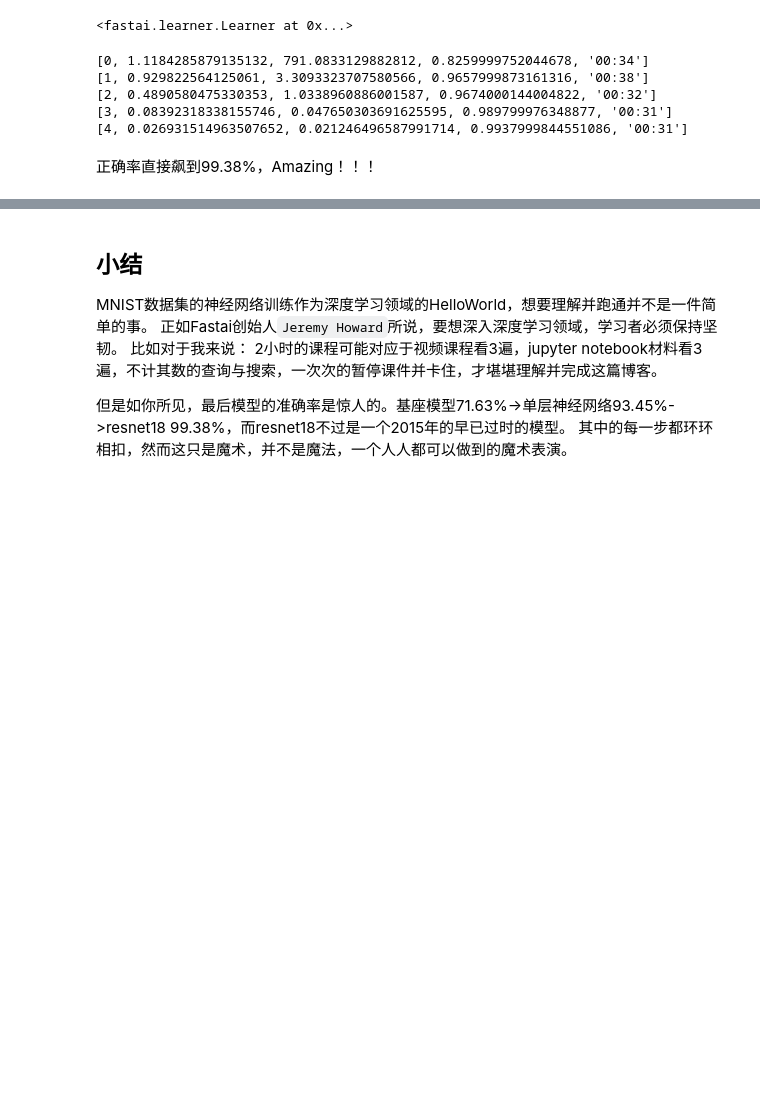
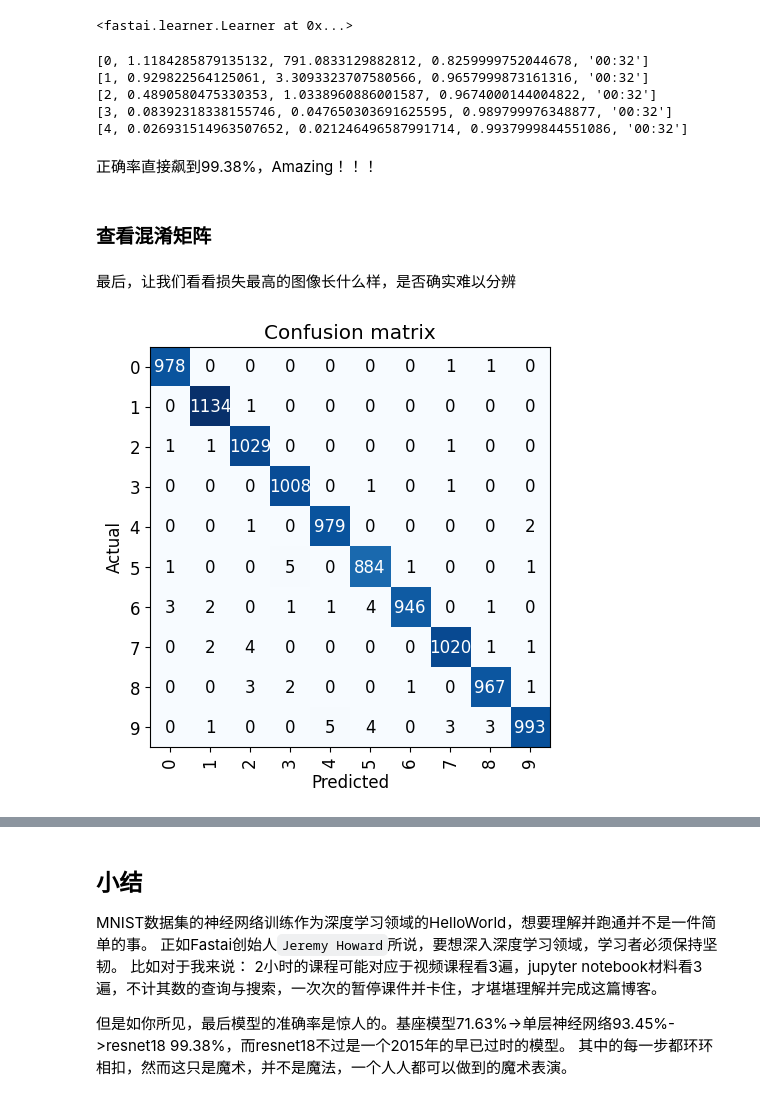
Before and after one commit to TheSecondStep/Quarto-Blog, a Jupyter notebook: posts/基于MNIST全量数据集的神经网络训练/index.ipynb, the cells around one changed output, grey strips where cells are left out. Cells and saved outputs as stored; diff of their text form; code cells hidden in the pictures; blank space fills up the shorter version.

```diff
--- a/posts/基于MNIST全量数据集的神经网络训练/index.ipynb
+++ b/posts/基于MNIST全量数据集的神经网络训练/index.ipynb
@@ -391,17 +391,21 @@ path = untar_data(URLs.MNIST)
 dls = ImageDataLoaders.from_folder(path,train="training",valid="testing")
 # %%
 learn = vision_learner(dls, resnet18, pretrained=False,
-                    loss_func=F.cross_entropy, metrics=accuracy)
+                    loss_func=CrossEntropyLossFlat(), metrics=accuracy)
 learn.remove_cbs(ProgressCallback)
 # %% [output]
 <fastai.learner.Learner at 0x...>
 # %%
 learn.fit_one_cycle(5, 0.1)
 # %% [output]
-[0, 1.1184285879135132, 791.0833129882812, 0.8259999752044678, '00:34']
-[1, 0.929822564125061, 3.3093323707580566, 0.9657999873161316, '00:38']
+[0, 1.1184285879135132, 791.0833129882812, 0.8259999752044678, '00:32']
+[1, 0.929822564125061, 3.3093323707580566, 0.9657999873161316, '00:32']
 [2, 0.4890580475330353, 1.0338960886001587, 0.9674000144004822, '00:32']
-[3, 0.08392318338155746, 0.047650303691625595, 0.989799976348877, '00:31']
-[4, 0.026931514963507652, 0.021246496587991714, 0.9937999844551086, '00:31']
+[3, 0.08392318338155746, 0.047650303691625595, 0.989799976348877, '00:32']
+[4, 0.026931514963507652, 0.021246496587991714, 0.9937999844551086, '00:32']
 # %% [markdown]
 正确率直接飙到99.38%，Amazing！！！
+# %% [markdown]
+### 查看混淆矩阵
+# %% [markdown]
+最后，让我们看看损失最高的图像长什么样，是否确实难以分辨
@@ -407,0 +414,5 @@ learn.fit_one_cycle(5, 0.1)
+# %%
+interp = ClassificationInterpretation.from_learner(learn)
+interp.plot_confusion_matrix()
+# %% [output]
+[figure, added]
```
Also changed, not shown: parts of 3 cells of this notebook.
